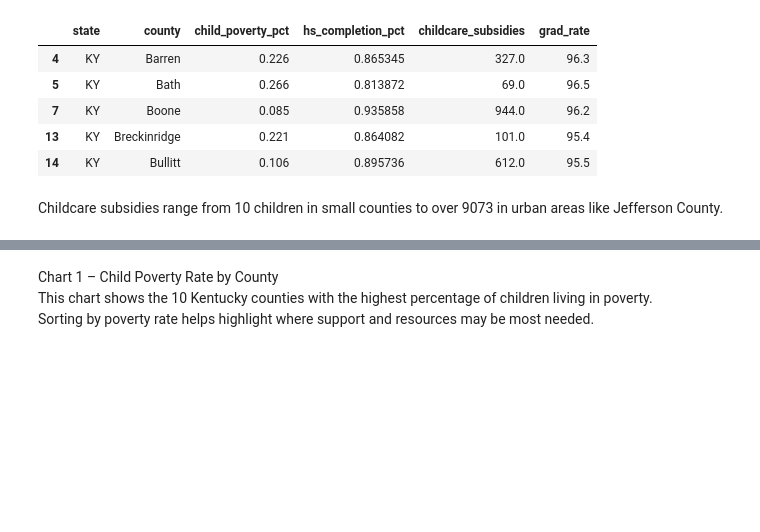
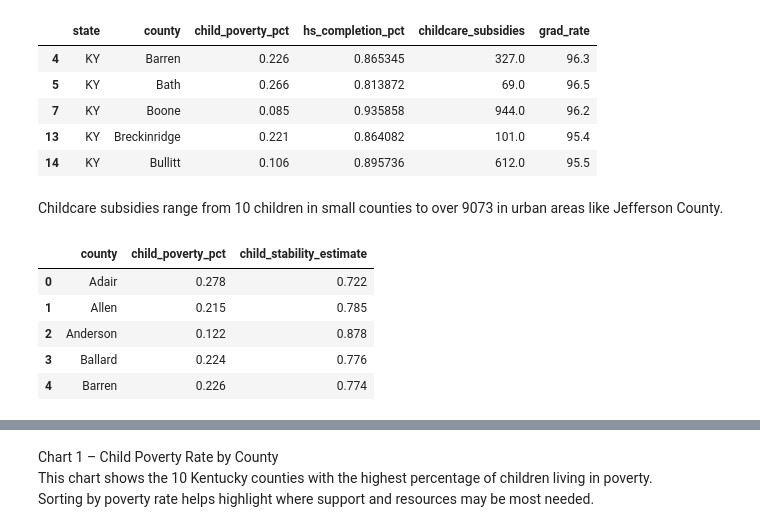
Before and after one commit to KCrowe03/KY-Kindergarten-Readiness, a Jupyter notebook: notebooks/analysis.ipynb, the cells around one changed output, grey strips where cells are left out. Saved outputs shown, nothing was run; the diff lists cells and outputs as text; code cells hidden in the pictures; blank space fills up the shorter version.

```diff
--- a/notebooks/analysis.ipynb
+++ b/notebooks/analysis.ipynb
@@ -314,3 +314,14 @@ Childcare subsidies range from 10 children to over 9073
 | 14 | KY | Bullitt | 0.106 | 0.895736 | 612.0 | 95.5 |
 # %% [markdown]
 Childcare subsidies range from 10 children in small counties to over 9073 in urban areas like Jefferson County.
+# %%
+final_sql_df["child_stability_estimate"] = 1 - final_sql_df["child_poverty_pct"]
+
+final_sql_df[["county", "child_poverty_pct", "child_stability_estimate"]].head()
+# %% [output]
+|  | county | child_poverty_pct | child_stability_estimate |
+| 0 | Adair | 0.278 | 0.722 |
+| 1 | Allen | 0.215 | 0.785 |
+| 2 | Anderson | 0.122 | 0.878 |
+| 3 | Ballard | 0.224 | 0.776 |
+| 4 | Barren | 0.226 | 0.774 |
```
Also changed, not shown: parts of 1 cell of this notebook.
